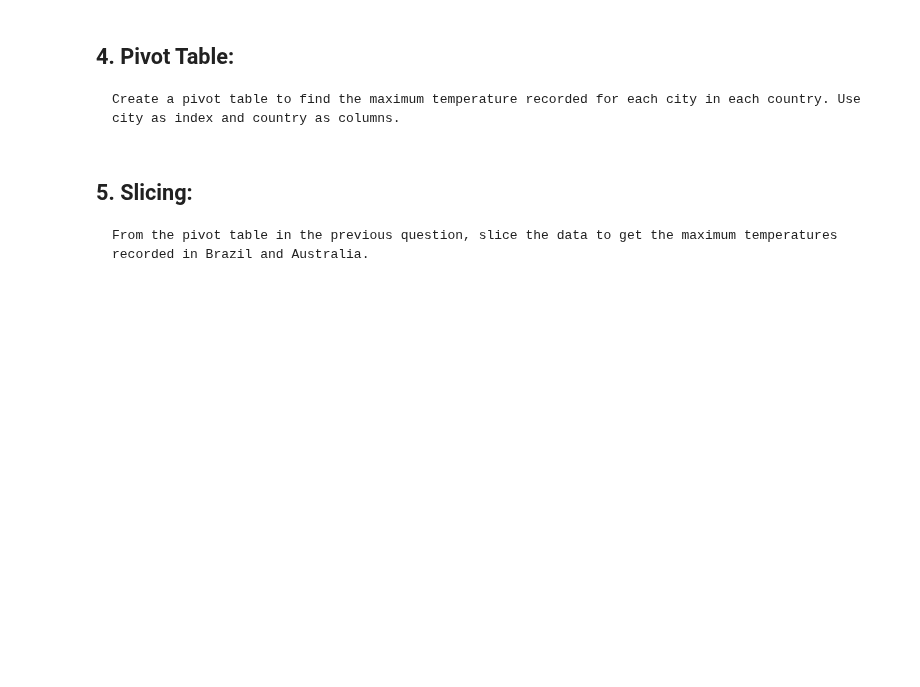
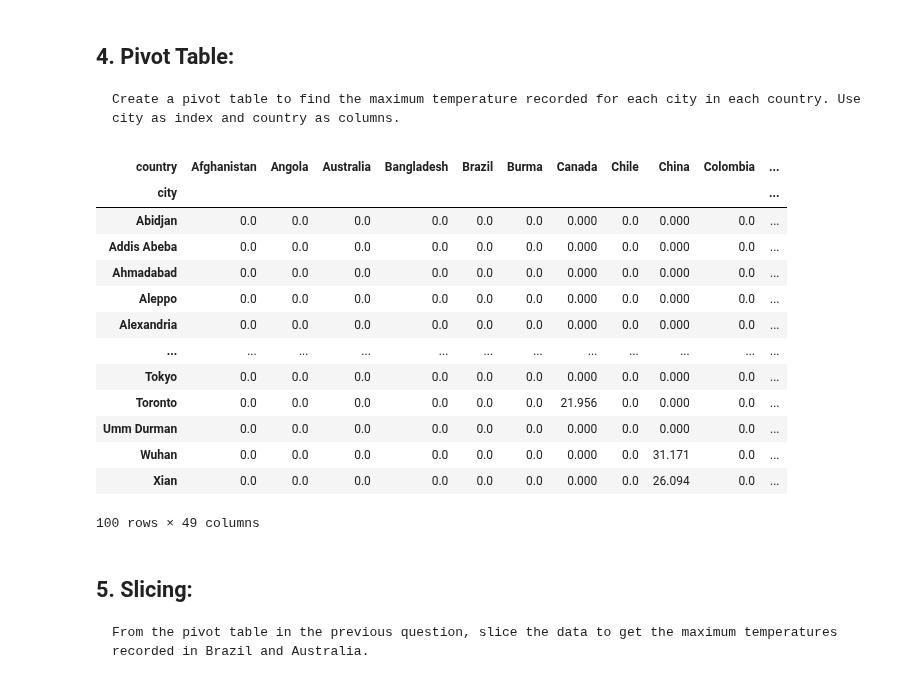
Before and after one commit to S827/python-programs, a Jupyter notebook: EDAPractice/DMWithPandas/CH3_SlicingAndIndexingDataframes/3.3_WorkingWithPivotingTables.ipynb, the cells around one changed output. Cells and saved outputs as stored; diff of their text form; code cells hidden in the pictures; blank space fills up the shorter version.

```diff
--- a/EDAPractice/DMWithPandas/CH3_SlicingAndIndexingDataframes/3.3_WorkingWithPivotingTables.ipynb
+++ b/EDAPractice/DMWithPandas/CH3_SlicingAndIndexingDataframes/3.3_WorkingWithPivotingTables.ipynb
@@ -90,6 +90,24 @@ Length: 100, dtype: float64
 # %% [markdown]
 ## 4. 	Pivot Table:
 	Create a pivot table to find the maximum temperature recorded for each city in each country. Use city as index and country as columns.
+# %%
+max_temp_city_vs_country = temp.pivot_table('avg_temp_c', index='city', columns='country', aggfunc=np.max, fill_value=0)
+max_temp_city_vs_country
+# %% [output]
+| country | Afghanistan | Angola | Australia | Bangladesh | Brazil | Burma | Canada | Chile | China | Colombia | ... |
+| city |  |  |  |  |  |  |  |  |  |  | ... |
+| Abidjan | 0.0 | 0.0 | 0.0 | 0.0 | 0.0 | 0.0 | 0.000 | 0.0 | 0.000 | 0.0 | ... |
+| Addis Abeba | 0.0 | 0.0 | 0.0 | 0.0 | 0.0 | 0.0 | 0.000 | 0.0 | 0.000 | 0.0 | ... |
+| Ahmadabad | 0.0 | 0.0 | 0.0 | 0.0 | 0.0 | 0.0 | 0.000 | 0.0 | 0.000 | 0.0 | ... |
+| Aleppo | 0.0 | 0.0 | 0.0 | 0.0 | 0.0 | 0.0 | 0.000 | 0.0 | 0.000 | 0.0 | ... |
+| Alexandria | 0.0 | 0.0 | 0.0 | 0.0 | 0.0 | 0.0 | 0.000 | 0.0 | 0.000 | 0.0 | ... |
+| ... | ... | ... | ... | ... | ... | ... | ... | ... | ... | ... | ... |
+| Tokyo | 0.0 | 0.0 | 0.0 | 0.0 | 0.0 | 0.0 | 0.000 | 0.0 | 0.000 | 0.0 | ... |
+| Toronto | 0.0 | 0.0 | 0.0 | 0.0 | 0.0 | 0.0 | 21.956 | 0.0 | 0.000 | 0.0 | ... |
+| Umm Durman | 0.0 | 0.0 | 0.0 | 0.0 | 0.0 | 0.0 | 0.000 | 0.0 | 0.000 | 0.0 | ... |
+| Wuhan | 0.0 | 0.0 | 0.0 | 0.0 | 0.0 | 0.0 | 0.000 | 0.0 | 31.171 | 0.0 | ... |
+| Xian | 0.0 | 0.0 | 0.0 | 0.0 | 0.0 | 0.0 | 0.000 | 0.0 | 26.094 | 0.0 | ... |
+100 rows × 49 columns
 # %% [markdown]
 ## 5. 	Slicing:
 	From the pivot table in the previous question, slice the data to get the maximum temperatures recorded in Brazil and Australia.
```
Also changed, not shown: parts of 3 cells of this notebook.
